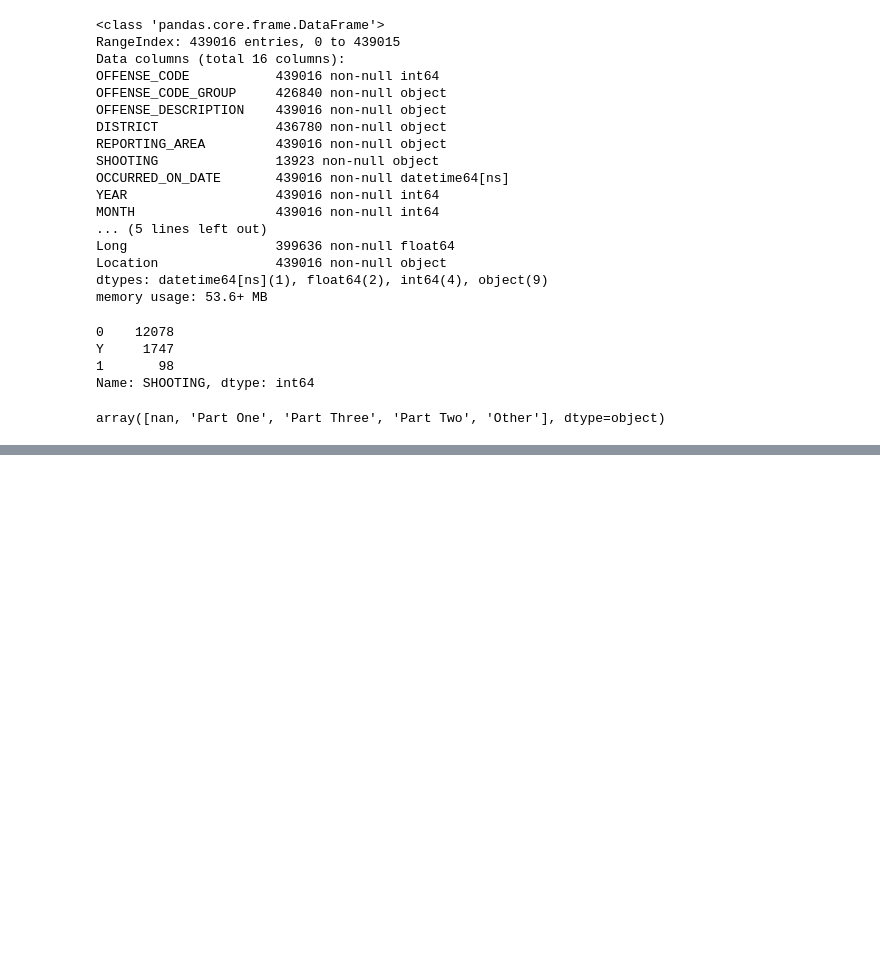
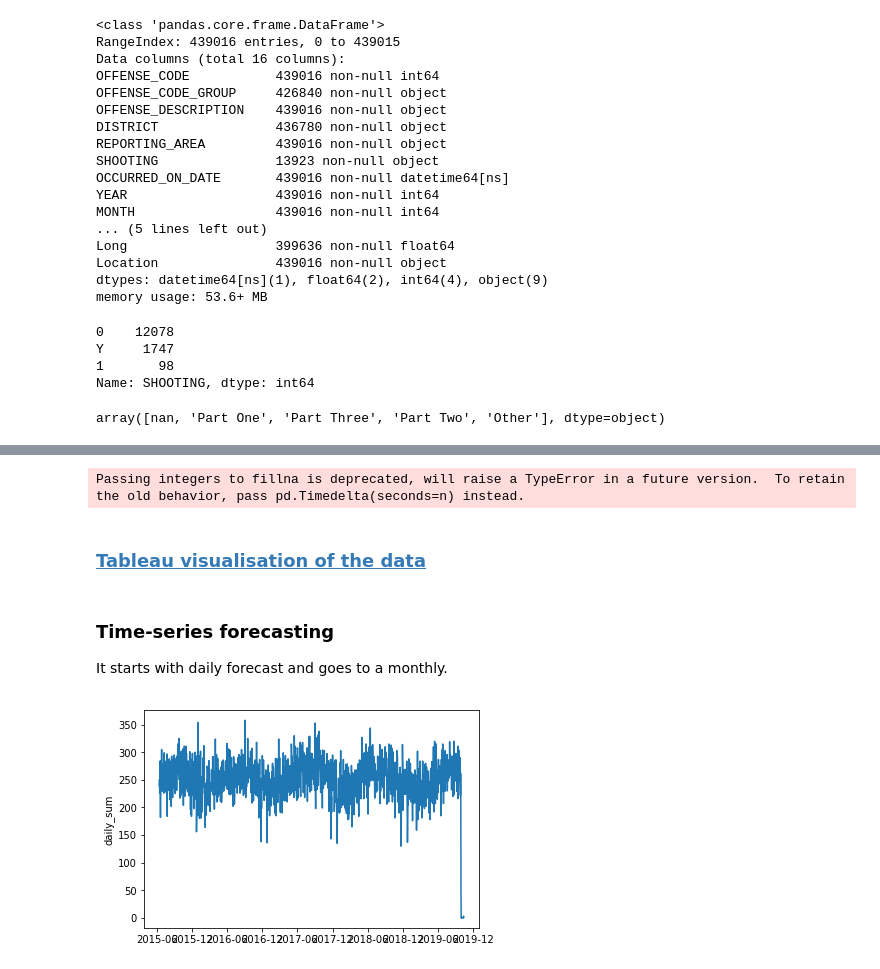
Before and after one commit to JanAdamiak/data_science_portfolio, a Jupyter notebook: Boston_crime_rate/Fast_cleanup.ipynb, the cells around one changed output, grey strips where cells are left out. Drawn from its saved outputs; the diff is of its cells as text; code cells hidden in the pictures; blank space fills up the shorter version.

```diff
--- a/Boston_crime_rate/Fast_cleanup.ipynb
+++ b/Boston_crime_rate/Fast_cleanup.ipynb
@@ -102,2 +110,23 @@ df.shape
+# %%
+df = df.set_index('OCCURRED_ON_DATE').sort_index()
+# %%
+df['t_val'] = df.index
+df['delta'] = (df['t_val']-df['t_val'].shift()).fillna(0)
+# %% [output]
+Passing integers to fillna is deprecated, will raise a TypeError in a future version.  To retain the old behavior, pass pd.Timedelta(seconds=n) instead.
 # %%
 df.to_csv('C:\\Users\\Jan\\Desktop\\Projects\\Boston_crimes\\Boston_crimes_clean.csv')
+# %% [markdown]
+### [Tableau visualisation of the data](https://public.tableau.com/profile/jan.adamiak#!/vizhome/BostonCrimeratedata/Dashboard1)
+# %% [markdown]
+### Time-series forecasting
+
+It starts with daily forecast and goes to a monthly.
+# %%
+ts = df.index.value_counts()
+
+daily_ts = ts.resample('D').sum().to_frame('daily_sum')
+
+ax = sns.lineplot(x=daily_ts.index, y='daily_sum', data=daily_ts)
+# %% [output]
+[figure, added]
```
Also changed, not shown: parts of 14 cells of this notebook.
